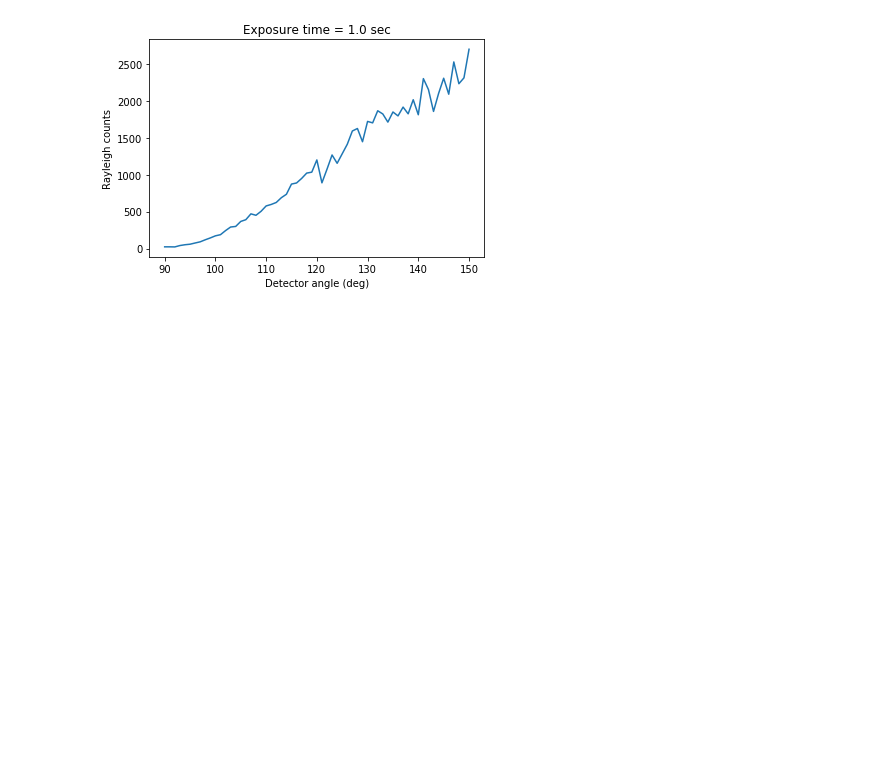
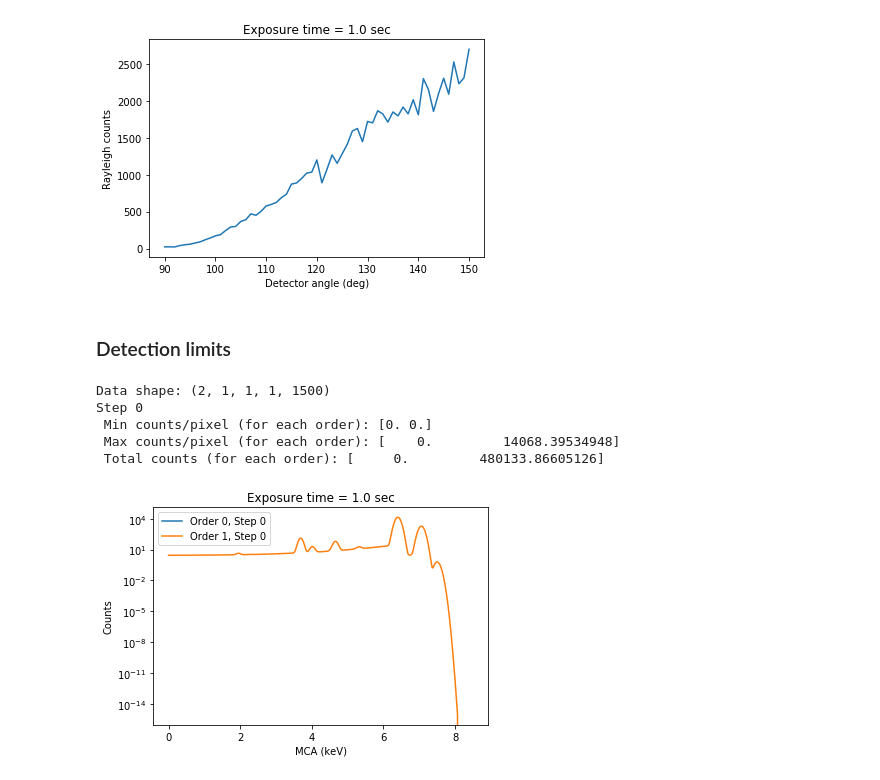
Before and after one commit to woutdenolf/spectrocrunch, a Jupyter notebook: doc/source/tutorials/montecarlo.ipynb, the cells around one changed output. Saved outputs shown, nothing was run; the diff lists cells and outputs as text; code cells hidden in the pictures; blank space fills up the shorter version.

```diff
--- a/doc/source/tutorials/montecarlo.ipynb
+++ b/doc/source/tutorials/montecarlo.ipynb
@@ -240,3 +246,25 @@ plt.ylabel('Rayleigh counts')
 tmp = plt.title('Exposure time = {} sec'.format(info['time']))
 # %% [output]
 [figure]
+# %% [markdown]
+### Detection limits
+# %%
+path = r'/data/id21/tmp/xrmctest/xrf'
+world = XrmcWorldBuilder(path)
+energy = 7.5
+angle = 90
+definesource(world, energy=energy)
+definesample(world,
+             thickness = [30e-4, 100e-4],
+             materials = ['hematite', 'calcite'])
+addsdd(world, multiplicity=10, angle_start=angle,
+       angle_end=angle, convoluted=True)
+data, info = run(world, (1, 10000, ), simulate=True,
+                 ylog=True, plot=True)
+# %% [output]
+Data shape: (2, 1, 1, 1, 1500)
+Step 0
+ Min counts/pixel (for each order): [0. 0.]
+ Max counts/pixel (for each order): [    0.         14068.39534948]
+ Total counts (for each order): [     0.         480133.86605126]
+[figure, added]
```
Also changed, not shown: parts of 13 cells of this notebook, 2 other files.
